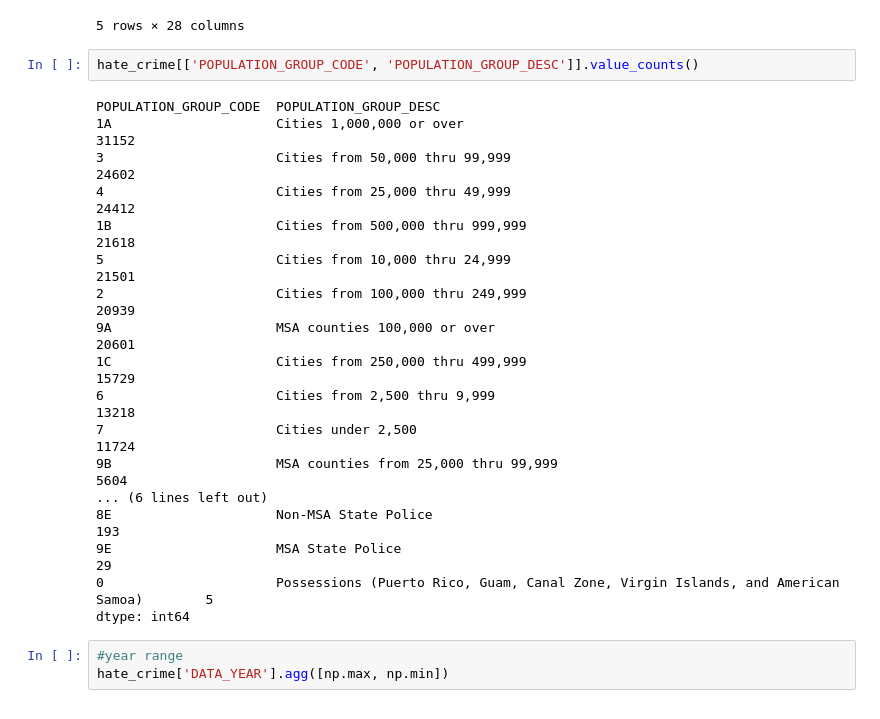
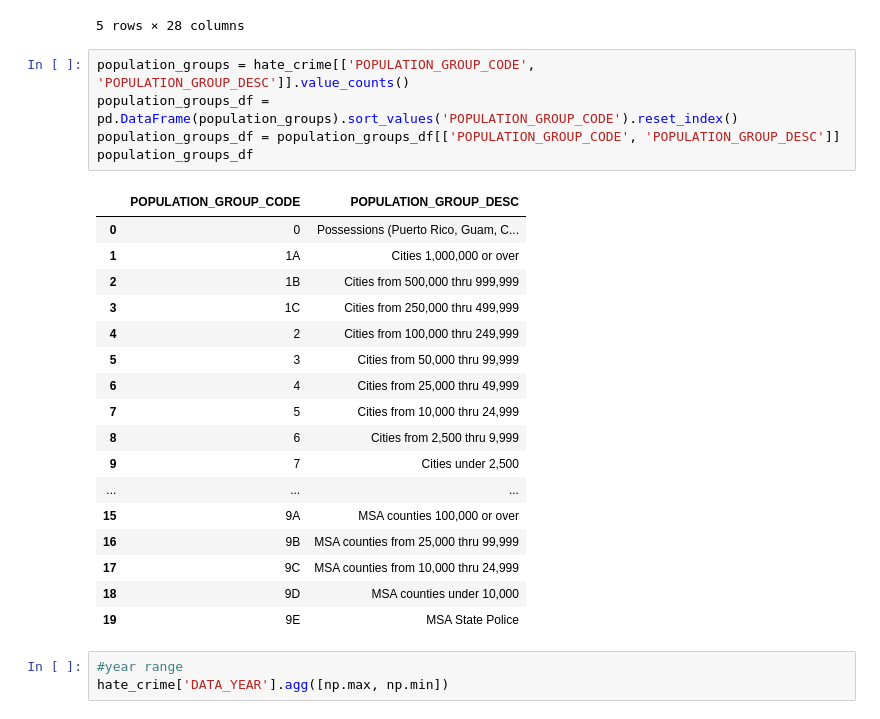
Before and after one commit to CEsperance/Final_Project, a Jupyter notebook: AS_notebook.ipynb, the cells around one changed output. Cells and saved outputs as stored; diff of their text form.

```diff
--- a/AS_notebook.ipynb
+++ b/AS_notebook.ipynb
@@ -26,25 +26,28 @@ hate_crime.head(5)
 | 4 | 3017 | 1991 | AR0350100 | Pine Bluff | NaN | City | AR | ... |
 5 rows × 28 columns
 # %%
-hate_crime[['POPULATION_GROUP_CODE', 'POPULATION_GROUP_DESC']].value_counts()
+population_groups = hate_crime[['POPULATION_GROUP_CODE', 'POPULATION_GROUP_DESC']].value_counts()
+population_groups_df = pd.DataFrame(population_groups).sort_values('POPULATION_GROUP_CODE').reset_index()
+population_groups_df = population_groups_df[['POPULATION_GROUP_CODE', 'POPULATION_GROUP_DESC']]
+population_groups_df
 # %% [output]
-POPULATION_GROUP_CODE  POPULATION_GROUP_DESC
-1A                     Cities 1,000,000 or over                                                           31152
-3                      Cities from 50,000 thru 99,999                                                     24602
-4                      Cities from 25,000 thru 49,999                                                     24412
-1B                     Cities from 500,000 thru 999,999                                                   21618
-5                      Cities from 10,000 thru 24,999                                                     21501
-2                      Cities from 100,000 thru 249,999                                                   20939
-9A                     MSA counties 100,000 or over                                                       20601
-1C                     Cities from 250,000 thru 499,999                                                   15729
-6                      Cities from 2,500 thru 9,999                                                       13218
-7                      Cities under 2,500                                                                 11724
-9B                     MSA counties from 25,000 thru 99,999                                                5604
-... (6 lines left out)
-8E                     Non-MSA State Police                                                                 193
-9E                     MSA State Police                                                                      29
-0                      Possessions (Puerto Rico, Guam, Canal Zone, Virgin Islands, and American Samoa)        5
-dtype: int64
+|  | POPULATION_GROUP_CODE | POPULATION_GROUP_DESC |
+| 0 | 0 | Possessions (Puerto Rico, Guam, C... |
+| 1 | 1A | Cities 1,000,000 or over |
+| 2 | 1B | Cities from 500,000 thru 999,999 |
+| 3 | 1C | Cities from 250,000 thru 499,999 |
+| 4 | 2 | Cities from 100,000 thru 249,999 |
+| 5 | 3 | Cities from 50,000 thru 99,999 |
+| 6 | 4 | Cities from 25,000 thru 49,999 |
+| 7 | 5 | Cities from 10,000 thru 24,999 |
+| 8 | 6 | Cities from 2,500 thru 9,999 |
+| 9 | 7 | Cities under 2,500 |
+| ... | ... | ... |
+| 15 | 9A | MSA counties 100,000 or over |
+| 16 | 9B | MSA counties from 25,000 thru 99,999 |
+| 17 | 9C | MSA counties from 10,000 thru 24,999 |
+| 18 | 9D | MSA counties under 10,000 |
+| 19 | 9E | MSA State Police |
 # %%
 #year range
 hate_crime['DATA_YEAR'].agg([np.max, np.min])
```
Also changed, not shown: parts of 15 cells of this notebook.
